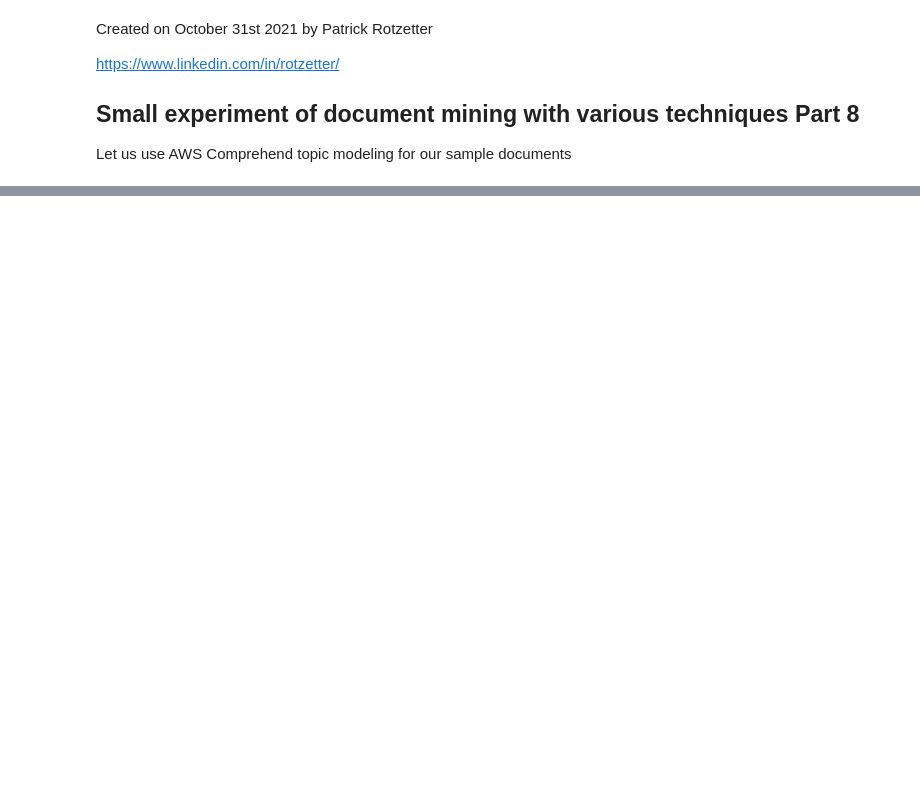
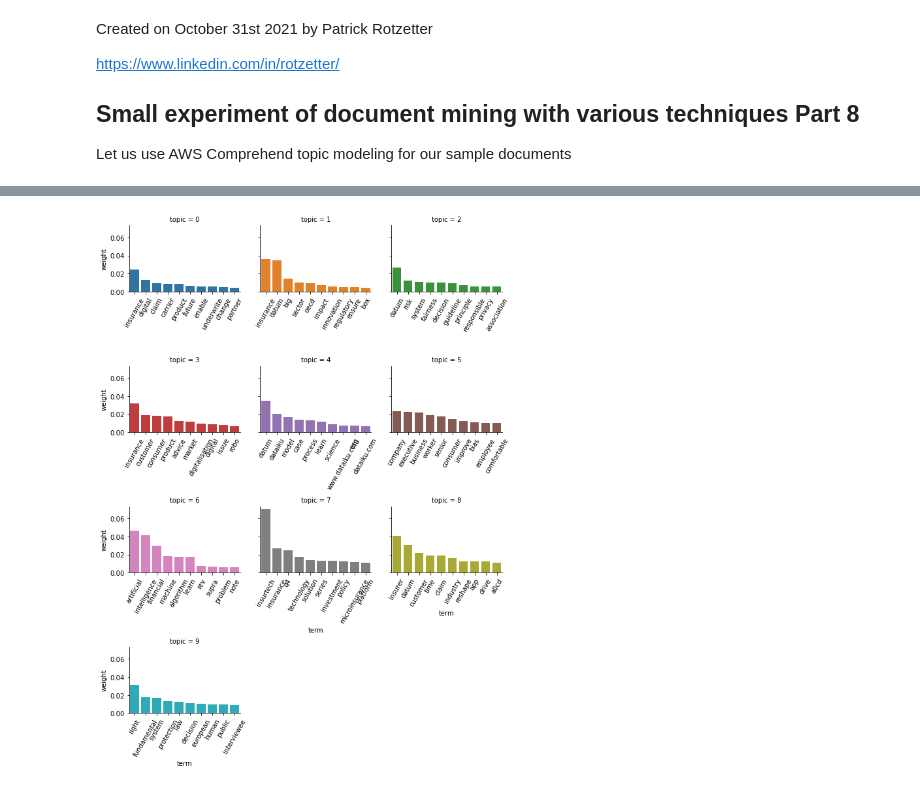
Before and after one commit to protzetter/NLP-experiments, a Jupyter notebook: DocumentsMining-Part8.ipynb, the cells around one changed output, grey strips where cells are left out. Cells and saved outputs as stored; diff of their text form; code cells hidden in the pictures; blank space fills up the shorter version.

```diff
--- a/DocumentsMining-Part8.ipynb
+++ b/DocumentsMining-Part8.ipynb
@@ -114,0 +156,9 @@ doc_topics=pd.read_csv('doc-topics.csv')
+# %%
+final_df = topic_terms.sort_values(by=['topic','weight'], ascending=False)
+grid = sea.FacetGrid(final_df, col="topic", col_wrap=3,hue="topic",margin_titles=True, sharex=False)
+grid_map=grid.map(sea.barplot,"term","weight",order=None);
+for ax in grid_map.axes.flatten():
+    ax.set_xticklabels(ax.get_xticklabels(),rotation=60)
+grid_map.tight_layout()
+# %% [output]
+[figure, added]
```
Also changed, not shown: parts of 20 cells of this notebook.
